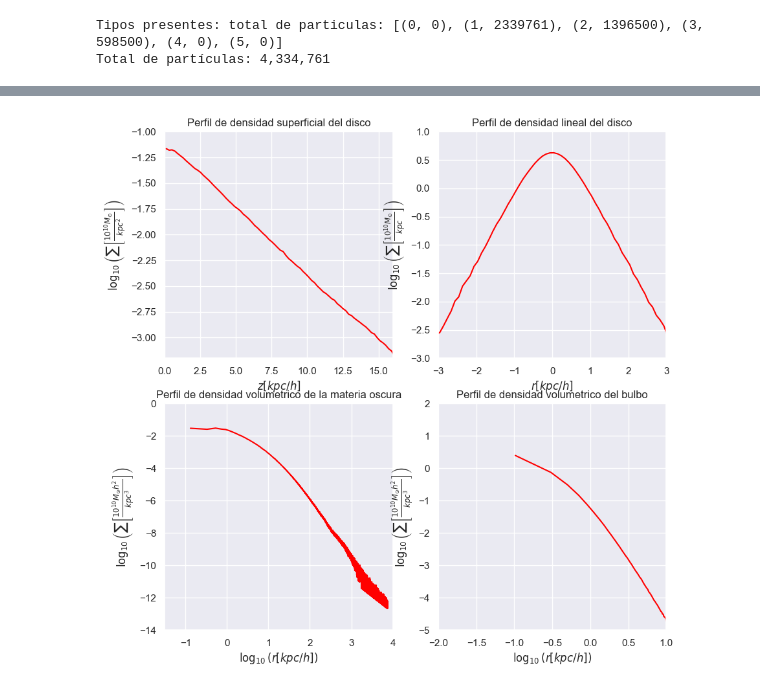
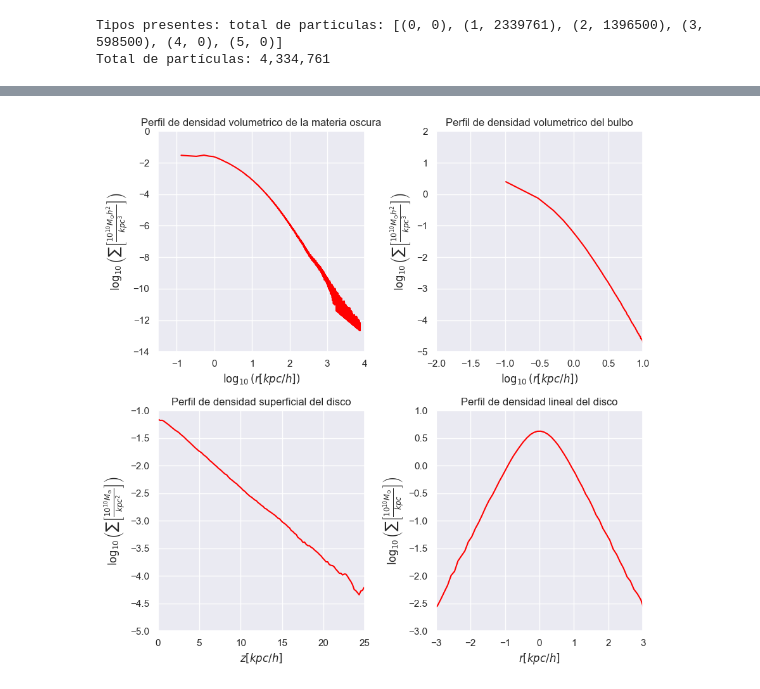
Before and after one commit to sperezp23/Analizador_de_Galaxias, a Jupyter notebook: Ensayos.ipynb, the cells around one changed output, grey strips where cells are left out. Drawn from its saved outputs; the diff is of its cells as text; code cells hidden in the pictures.

Commit message:
Update: 'Las gráficas están agrupadas, software optimizado, perfiles de densidad funcionando.'

```diff
--- a/Ensayos.ipynb
+++ b/Ensayos.ipynb
@@ -237,8 +237,10 @@ def calcular_perfil_de_densidad_superficial(base_de_datos, delta_r_xy = 0.2):
     perfil_de_densidad_superficial_df = base_de_datos[['masa','intervalo_arandela']].groupby('intervalo_arandela', observed = False).sum()
     perfil_de_densidad_superficial_df['area'] = area_arandelas
     perfil_de_densidad_superficial_df['densidad'] = perfil_de_densidad_superficial_df.masa / perfil_de_densidad_superficial_df.area
+    perfil_de_densidad_superficial_df['radio_medio'] = suma_de_radios/2
+
+    perfil_de_densidad_superficial_df = perfil_de_densidad_superficial_df[perfil_de_densidad_superficial_df.densidad != 0]
     perfil_de_densidad_superficial_df['densidad_log10'] = np.log10(perfil_de_densidad_superficial_df.densidad)
-    perfil_de_densidad_superficial_df['radio_medio'] = suma_de_radios/2
 
     return perfil_de_densidad_superficial_df
 
@@ -262,6 +264,8 @@ def calcular_perfil_de_densidad_volumetrico(base_de_datos, delta_r_xyz = 0.2):
     perfil_de_densidad_volumetrico_df['volumen'] = volumen_casquetes
     perfil_de_densidad_volumetrico_df['densidad'] = perfil_de_densidad_volumetrico_df.masa / perfil_de_densidad_volumetrico_df.volumen
     perfil_de_densidad_volumetrico_df['radio_medio'] = (r1 + r2)/2
+
+    perfil_de_densidad_volumetrico_df = perfil_de_densidad_volumetrico_df[perfil_de_densidad_volumetrico_df.densidad != 0]
     perfil_de_densidad_volumetrico_df['densidad_log10'] = np.log10(perfil_de_densidad_volumetrico_df.densidad)
     perfil_de_densidad_volumetrico_df['radio_medio_log10'] = np.log10(perfil_de_densidad_volumetrico_df.radio_medio)
 
@@ -285,8 +289,10 @@ def calcular_perfil_de_densidad_lineal(base_de_datos, delta_z = 0.1):
     perfil_de_densidad_lineal_df = base_de_datos[['masa','intervalo_segmento']].groupby('intervalo_segmento', observed = False).sum()
     perfil_de_densidad_lineal_df['longitud'] = longitud_segmentos
     perfil_de_densidad_lineal_df['densidad'] = perfil_de_densidad_lineal_df.masa / perfil_de_densidad_lineal_df.longitud
+    perfil_de_densidad_lineal_df['z_medio'] = (z1 + z2)/2
+
+    perfil_de_densidad_lineal_df = perfil_de_densidad_lineal_df[perfil_de_densidad_lineal_df.densidad != 0]
     perfil_de_densidad_lineal_df['densidad_log10'] = np.log10(perfil_de_densidad_lineal_df.densidad)
-    perfil_de_densidad_lineal_df['z_medio'] = (z1 + z2)/2
 
     return perfil_de_densidad_lineal_df
 
@@ -334,34 +300,35 @@ plt.show()
 # %%
-_, ax = plt.subplots(2, 2, figsize=(10,10))
+_, ax = plt.subplots(2, 2, figsize=(9,9))
 
-sns.lineplot(perfil_de_densidad_superficial_disco_df, x='radio_medio', y='densidad_log10', color='red', ax= ax[0,0])
-ax[0,0].set_title(r'Perfil de densidad superficial del disco')
-ax[0,0].set_xlim((0,16))
-ax[0,0].set_ylim((-3.2, -1))
-ax[0,0].set_xlabel(r'$z\left[{kpc}/{h}\right]$')
-ax[0,0].set_ylabel(r'$\log_{10}\left(\sum\left[\frac{10^{10}M_{\odot}}{{kpc}^{2}}\right]\right)$')
+sns.lineplot(perfil_de_densidad_volumetrico_materia_oscura_df, x='radio_medio_log10', y='densidad_log10', color='#ff0000', ax= ax[0,0])
+ax[0,0].set_title(r'Perfil de densidad volumetrico de la materia oscura')
+ax[0,0].set_xlim((-1.5,4))
+ax[0,0].set_ylim((-14, 0))
+ax[0,0].set_xlabel(r'$\log_{10}(r\left[{kpc}/{h}\right])$')
+ax[0,0].set_ylabel(r'$\log_{10}\left(\sum\left[\frac{10^{10}M_{\odot}h^{2}}{{kpc}^{3}}\right]\right)$')
 
-sns.lineplot(perfil_de_densidad_lineal_disco_df, x='z_medio', y='densidad_log10', color='red', ax= ax[0,1])
-ax[0,1].set_title(r'Perfil de densidad lineal del disco')
-ax[0,1].set_xlim((-3,3))
-ax[0,1].set_ylim((-3, 1))
-ax[0,1].set_xlabel(r'$r\left[{kpc}/{h}\right]$')
-ax[0,1].set_ylabel(r'$\log_{10}\left(\sum\left[\frac{10^{10}M_{\odot}}{kpc}\right]\right)$')
+sns.lineplot(perfil_de_densidad_volumetrico_bulbo_df, x='radio_medio_log10', y='densidad_log10', color='#ff0000', ax=ax[0,1])
+ax[0,1].set_title(r'Perfil de densidad volumetrico del bulbo')
+ax[0,1].set_xlim((-2, 1))
+ax[0,1].set_ylim((-5, 2))
+ax[0,1].set_xlabel(r'$\log_{10}(r\left[{kpc}/{h}\right])$')
+ax[0,1].set_ylabel(r'$\log_{10}\left(\sum\left[\frac{10^{10}M_{\odot}h^{2}}{{kpc}^{3}}\right]\right)$')
 
-sns.lineplot(perfil_de_densidad_volumetrico_materia_oscura_df, x='radio_medio_log10', y='densidad_log10', color='red', ax= ax[1,0])
-ax[1,0].set_title(r'Perfil de densidad volumetrico de la materia oscura')
-ax[1,0].set_xlim((-1.5,4))
-ax[1,0].set_ylim((-14, 0))
-ax[1,0].set_xlabel(r'$\log_{10}(r\left[{kpc}/{h}\right])$')
-ax[1,0].set_ylabel(r'$\log_{10}\left(\sum\left[\frac{10^{10}M_{\odot}h^{2}}{{kpc}^{3}}\right]\right)$')
+sns.lineplot(perfil_de_densidad_superficial_disco_df, x='radio_medio', y='densidad_log10', color='#ff0000', ax= ax[1,0])
+ax[1,0].set_title(r'Perfil de densidad superficial del disco')
+ax[1,0].set_xlim((0,25))
+ax[1,0].set_ylim((-5, -1))
+ax[1,0].set_xlabel(r'$z\left[{kpc}/{h}\right]$')
+ax[1,0].set_ylabel(r'$\log_{10}\left(\sum\left[\frac{10^{10}M_{\odot}}{{kpc}^{2}}\right]\right)$')
 
-sns.lineplot(perfil_de_densidad_volumetrico_bulbo_df, x='radio_medio_log10', y='densidad_log10', color='red', ax=ax[1,1])
-ax[1,1].set_title(r'Perfil de densidad volumetrico del bulbo')
-ax[1,1].set_xlim((-2, 1))
-ax[1,1].set_ylim((-5, 2))
-ax[1,1].set_xlabel(r'$\log_{10}(r\left[{kpc}/{h}\right])$')
-ax[1,1].set_ylabel(r'$\log_{10}\left(\sum\left[\frac{10^{10}M_{\odot}h^{2}}{{kpc}^{3}}\right]\right)$')
+sns.lineplot(perfil_de_densidad_lineal_disco_df, x='z_medio', y='densidad_log10', color='#ff0000', ax= ax[1,1])
+ax[1,1].set_title(r'Perfil de densidad lineal del disco')
+ax[1,1].set_xlim((-3,3))
+ax[1,1].set_ylim((-3, 1))
+ax[1,1].set_xlabel(r'$r\left[{kpc}/{h}\right]$')
+ax[1,1].set_ylabel(r'$\log_{10}\left(\sum\left[\frac{10^{10}M_{\odot}}{kpc}\right]\right)$')
 
+plt.tight_layout()
 plt.show()
 # %% [output]
-[figure, old version]
+[figure, new version]
```
Also changed, not shown: parts of 5 cells of this notebook.
